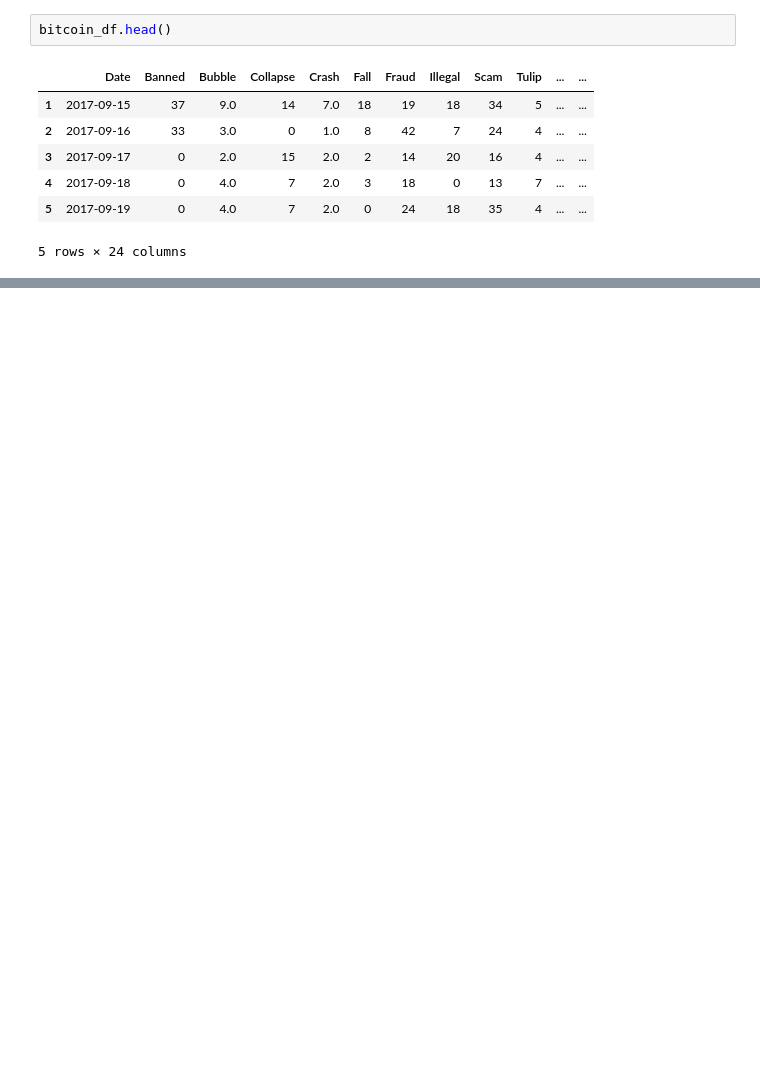
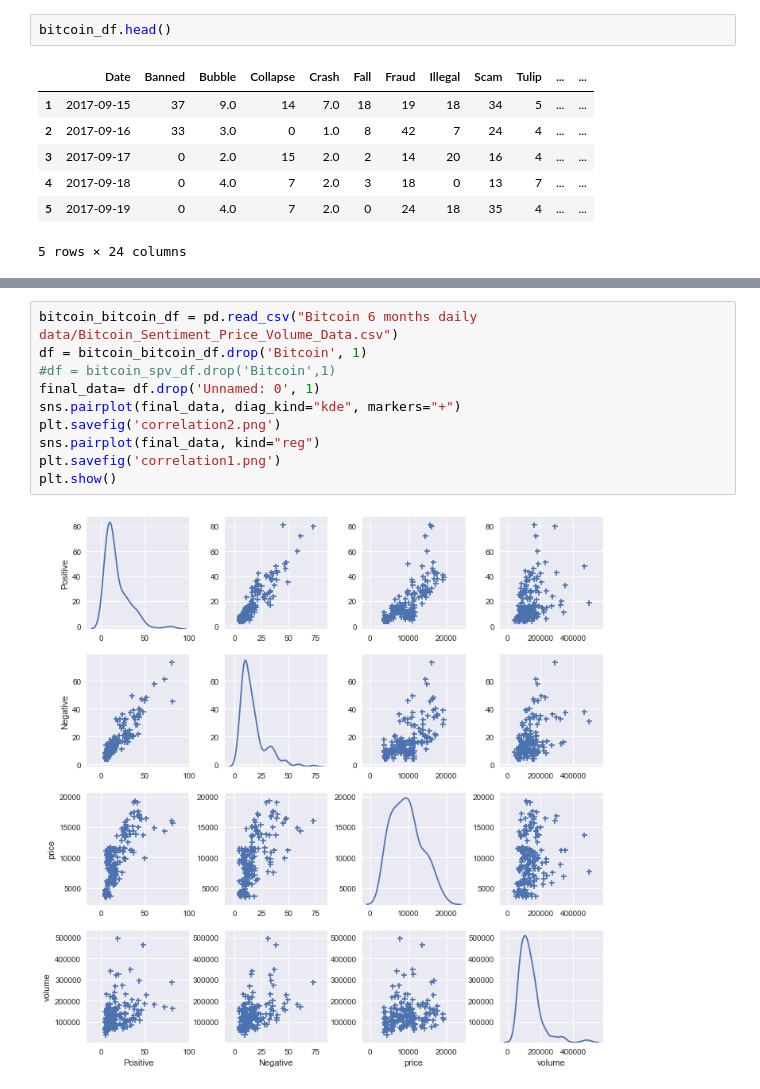
Before and after one commit to sHongJung/DBC_Team, a Jupyter notebook: Final/Bitcoin Sentiment Analysis.ipynb, the cells around one changed output, grey strips where cells are left out. Drawn from its saved outputs; the diff is of its cells as text; blank space fills up the shorter version.

```diff
--- a/Final/Bitcoin Sentiment Analysis.ipynb
+++ b/Final/Bitcoin Sentiment Analysis.ipynb
@@ -196,0 +205,12 @@ plt.savefig("BitcoinAnalysis.png")
+# %%
+bitcoin_bitcoin_df = pd.read_csv("Bitcoin 6 months daily data/Bitcoin_Sentiment_Price_Volume_Data.csv")
+df = bitcoin_bitcoin_df.drop('Bitcoin', 1)
+#df = bitcoin_spv_df.drop('Bitcoin',1)
+final_data= df.drop('Unnamed: 0', 1)
+sns.pairplot(final_data, diag_kind="kde", markers="+")
+plt.savefig('correlation2.png')
+sns.pairplot(final_data, kind="reg")
+plt.savefig('correlation1.png')
+plt.show()
+# %% [output]
+[figure, added]
```
Also changed, not shown: parts of 6 cells of this notebook, 2 other files.
